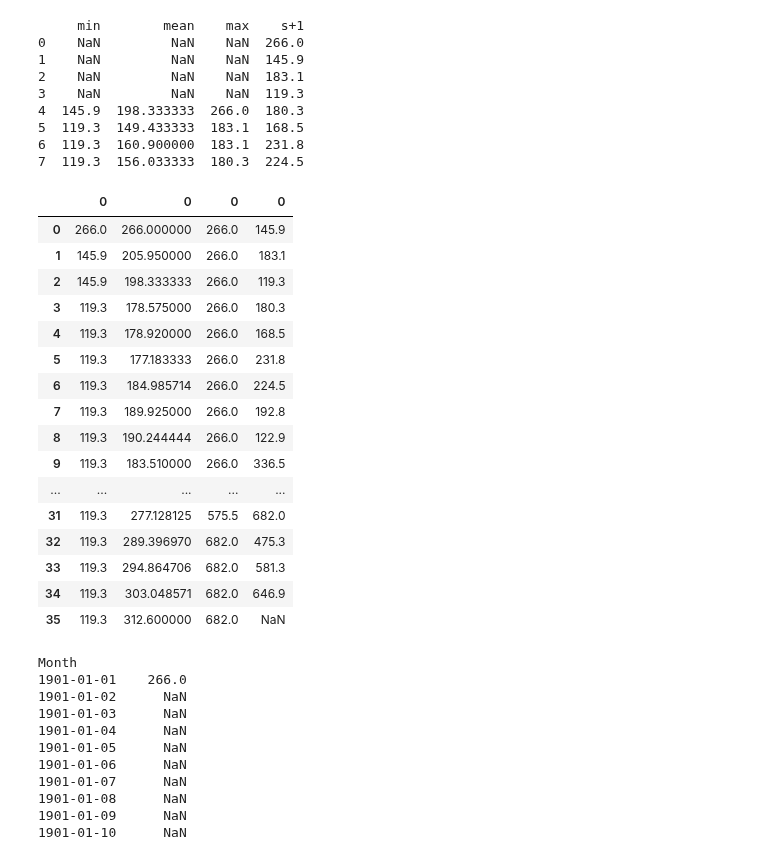
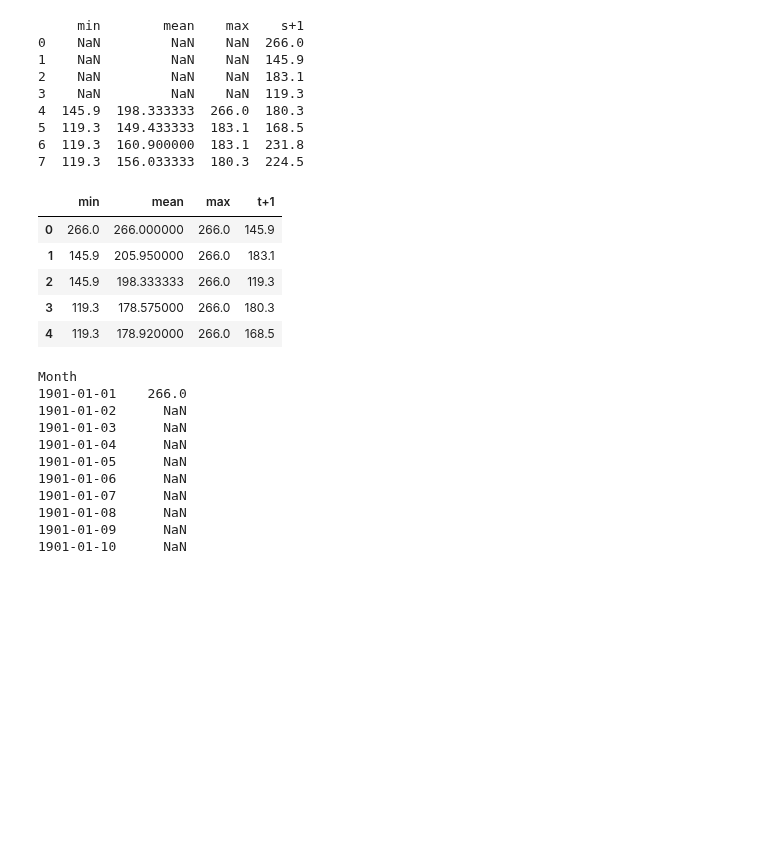
Before and after one commit to ayosamobitade/Time-Series-Analytic-Projects, a Jupyter notebook: Shampoo Sales/Shampoo Sales.ipynb, the cells around one changed output. Drawn from its saved outputs; the diff is of its cells as text; code cells hidden in the pictures; blank space fills up the shorter version.

```diff
--- a/Shampoo Sales/Shampoo Sales.ipynb
+++ b/Shampoo Sales/Shampoo Sales.ipynb
@@ -162,29 +162,18 @@ print(dataframe.head(8))
 # %%
 # creating expanding window features with statistics adding the min, mean, max
 
 sales = pd.DataFrame(series.values)
 window = sales.expanding()
 dataframe = pd.concat([window.min(), window.mean(), window.max(), sales.shift(-1)], axis = 1)
-dataframe.columns = ['m']
-dataframe
+dataframe.columns = ['min', 'mean', 'max', 't+1']
+dataframe.head()
 # %% [output]
-|  | 0 | 0 | 0 | 0 |
+|  | min | mean | max | t+1 |
 | 0 | 266.0 | 266.000000 | 266.0 | 145.9 |
 | 1 | 145.9 | 205.950000 | 266.0 | 183.1 |
 | 2 | 145.9 | 198.333333 | 266.0 | 119.3 |
 | 3 | 119.3 | 178.575000 | 266.0 | 180.3 |
 | 4 | 119.3 | 178.920000 | 266.0 | 168.5 |
-| 5 | 119.3 | 177.183333 | 266.0 | 231.8 |
-| 6 | 119.3 | 184.985714 | 266.0 | 224.5 |
-| 7 | 119.3 | 189.925000 | 266.0 | 192.8 |
-| 8 | 119.3 | 190.244444 | 266.0 | 122.9 |
-| 9 | 119.3 | 183.510000 | 266.0 | 336.5 |
-| ... | ... | ... | ... | ... |
-| 31 | 119.3 | 277.128125 | 575.5 | 682.0 |
-| 32 | 119.3 | 289.396970 | 682.0 | 475.3 |
-| 33 | 119.3 | 294.864706 | 682.0 | 581.3 |
-| 34 | 119.3 | 303.048571 | 682.0 | 646.9 |
-| 35 | 119.3 | 312.600000 | 682.0 | NaN |
 # %%
 # upsampling the (monthly) series into days
 
```
Also changed, not shown: parts of 1 cell of this notebook.
